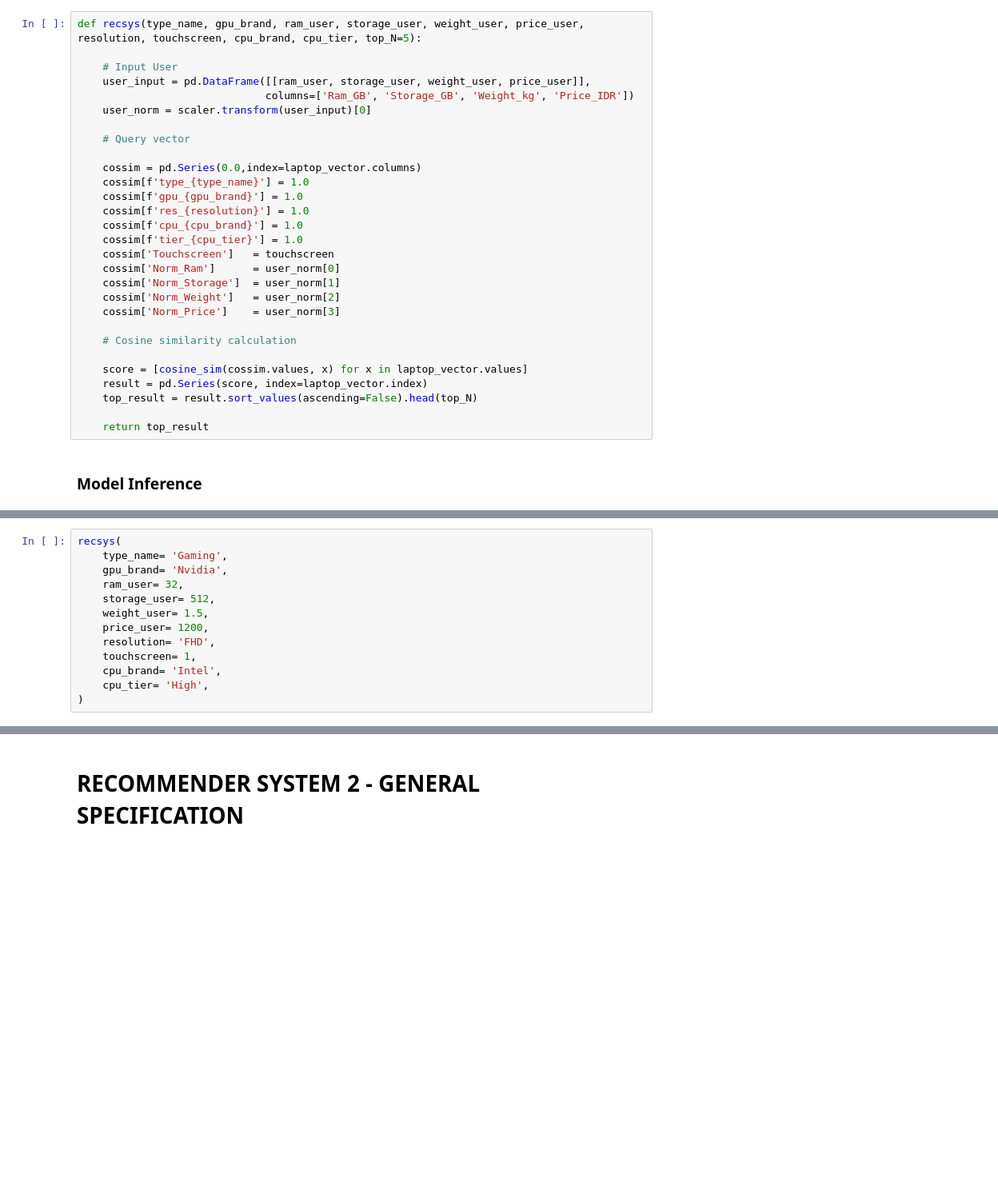
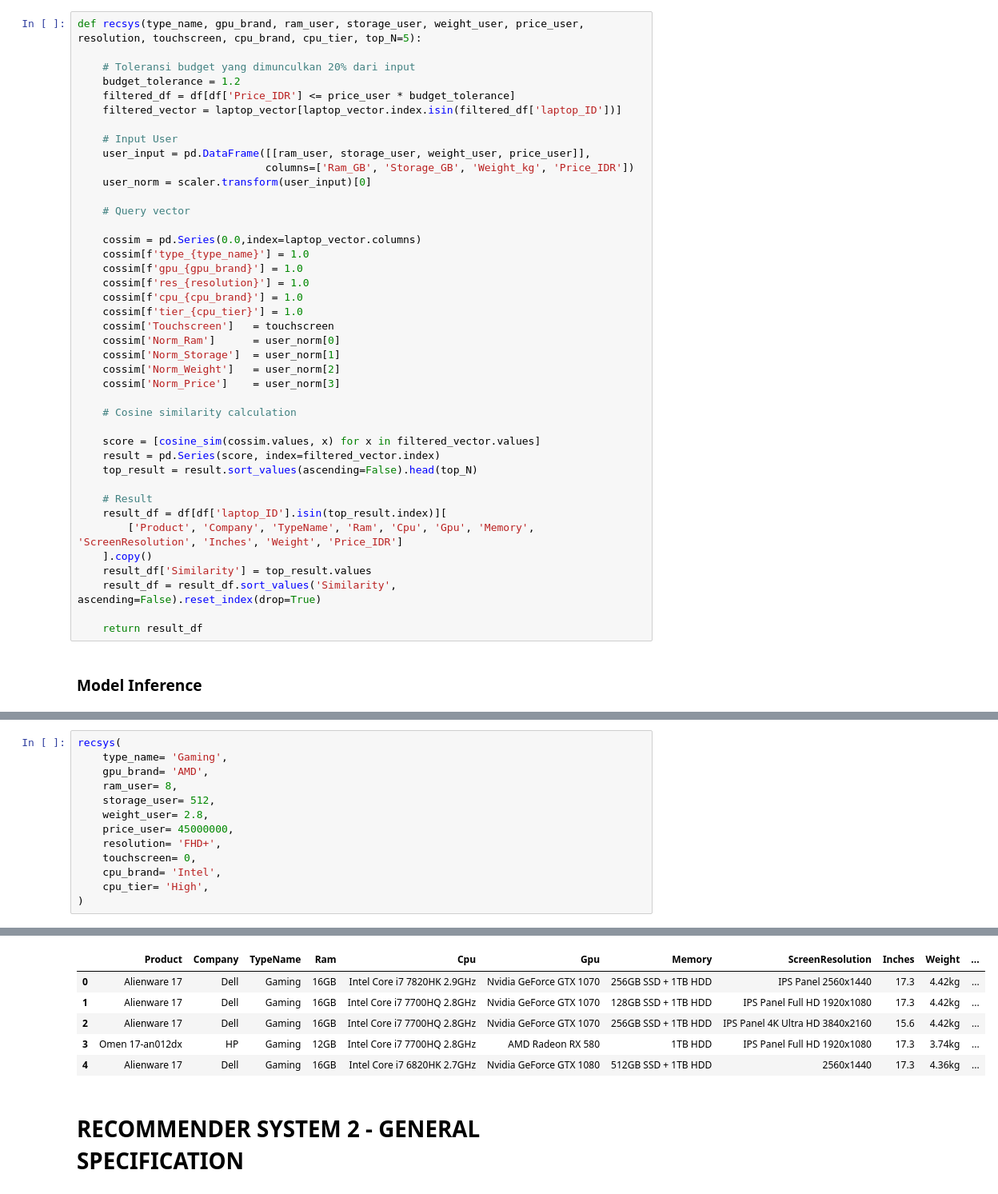
Before and after one commit to FTDS-assignment-bay/p2-ftds-final-project-ftds-038-hck-group-001, a Jupyter notebook: Data_Science_Laptop_Recommendation.ipynb, the cells around one changed output, grey strips where cells are left out. Shown at 80% size. Drawn from its saved outputs; the diff is of its cells as text; blank space fills up the shorter version.

```diff
--- a/Data_Science_Laptop_Recommendation.ipynb
+++ b/Data_Science_Laptop_Recommendation.ipynb
@@ -263,5 +263,10 @@ def cosine_sim(vect1,vect2):
 # %%
 def recsys(type_name, gpu_brand, ram_user, storage_user, weight_user, price_user, resolution, touchscreen, cpu_brand, cpu_tier, top_N=5):
+
+    # Toleransi budget yang dimunculkan 20% dari input
+    budget_tolerance = 1.2
+    filtered_df = df[df['Price_IDR'] <= price_user * budget_tolerance]
+    filtered_vector = laptop_vector[laptop_vector.index.isin(filtered_df['laptop_ID'])]
 
     # Input User
     user_input = pd.DataFrame([[ram_user, storage_user, weight_user, price_user]],
@@ -284,11 +289,18 @@ def recsys(type_name, gpu_brand, ram_user, storage_user, weight_user, price_user
 
     # Cosine similarity calculation
 
-    score = [cosine_sim(cossim.values, x) for x in laptop_vector.values]
-    result = pd.Series(score, index=laptop_vector.index)
+    score = [cosine_sim(cossim.values, x) for x in filtered_vector.values]
+    result = pd.Series(score, index=filtered_vector.index)
     top_result = result.sort_values(ascending=False).head(top_N)
 
-    return top_result
+    # Result
+    result_df = df[df['laptop_ID'].isin(top_result.index)][
+        ['Product', 'Company', 'TypeName', 'Ram', 'Cpu', 'Gpu', 'Memory', 'ScreenResolution', 'Inches', 'Weight', 'Price_IDR']
+    ].copy()
+    result_df['Similarity'] = top_result.values
+    result_df = result_df.sort_values('Similarity', ascending=False).reset_index(drop=True)
+
+    return result_df
 # %% [markdown]
 ### Model Inference
 # %% [markdown]
@@ -306,13 +318,13 @@ Mencoba testing reccomender system dengan kriteria
 # %%
 recsys(
     type_name= 'Gaming',
-    gpu_brand= 'Nvidia',
-    ram_user= 32,
+    gpu_brand= 'AMD',
+    ram_user= 8,
     storage_user= 512,
-    weight_user= 1.5,
-    price_user= 1200,
-    resolution= 'FHD',
-    touchscreen= 1,
+    weight_user= 2.8,
+    price_user= 45000000,
+    resolution= 'FHD+',
+    touchscreen= 0,
     cpu_brand= 'Intel',
     cpu_tier= 'High',
 )
@@ -327,3 +332,9 @@ dtype: float64
+|  | Product | Company | TypeName | Ram | Cpu | Gpu | Memory | ScreenResolution | Inches | Weight | ... |
+| 0 | Alienware 17 | Dell | Gaming | 16GB | Intel Core i7 7820HK 2.9GHz | Nvidia GeForce GTX 1070 | 256GB SSD + 1TB HDD | IPS Panel 2560x1440 | 17.3 | 4.42kg | ... |
+| 1 | Alienware 17 | Dell | Gaming | 16GB | Intel Core i7 7700HQ 2.8GHz | Nvidia GeForce GTX 1070 | 128GB SSD + 1TB HDD | IPS Panel Full HD 1920x1080 | 17.3 | 4.42kg | ... |
+| 2 | Alienware 17 | Dell | Gaming | 16GB | Intel Core i7 7700HQ 2.8GHz | Nvidia GeForce GTX 1070 | 256GB SSD + 1TB HDD | IPS Panel 4K Ultra HD 3840x2160 | 15.6 | 4.42kg | ... |
+| 3 | Omen 17-an012dx | HP | Gaming | 12GB | Intel Core i7 7700HQ 2.8GHz | AMD Radeon RX 580 | 1TB HDD | IPS Panel Full HD 1920x1080 | 17.3 | 3.74kg | ... |
+| 4 | Alienware 17 | Dell | Gaming | 16GB | Intel Core i7 6820HK 2.7GHz | Nvidia GeForce GTX 1080 | 512GB SSD + 1TB HDD | 2560x1440 | 17.3 | 4.36kg | ... |
 # %% [markdown]
 # RECOMMENDER SYSTEM 2 - GENERAL SPECIFICATION
 # %% [markdown]
```
Also changed, not shown: parts of 15 cells of this notebook.
